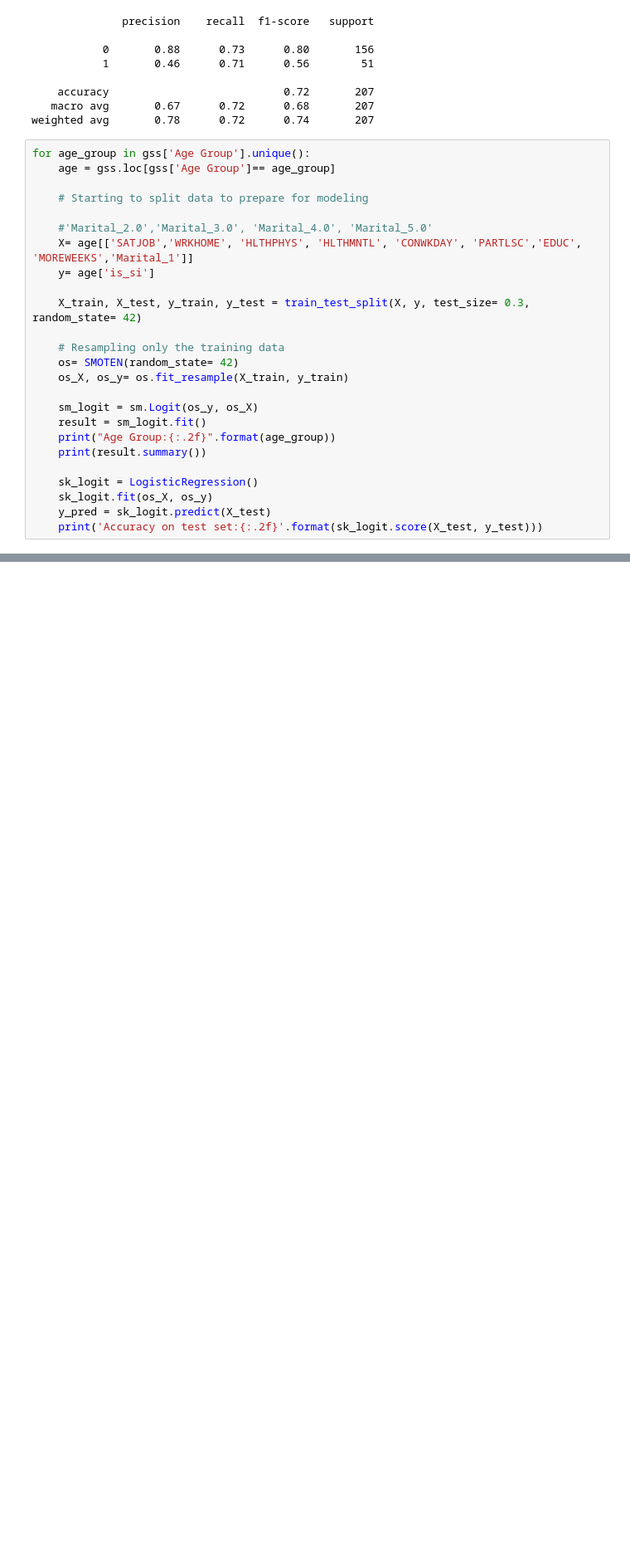
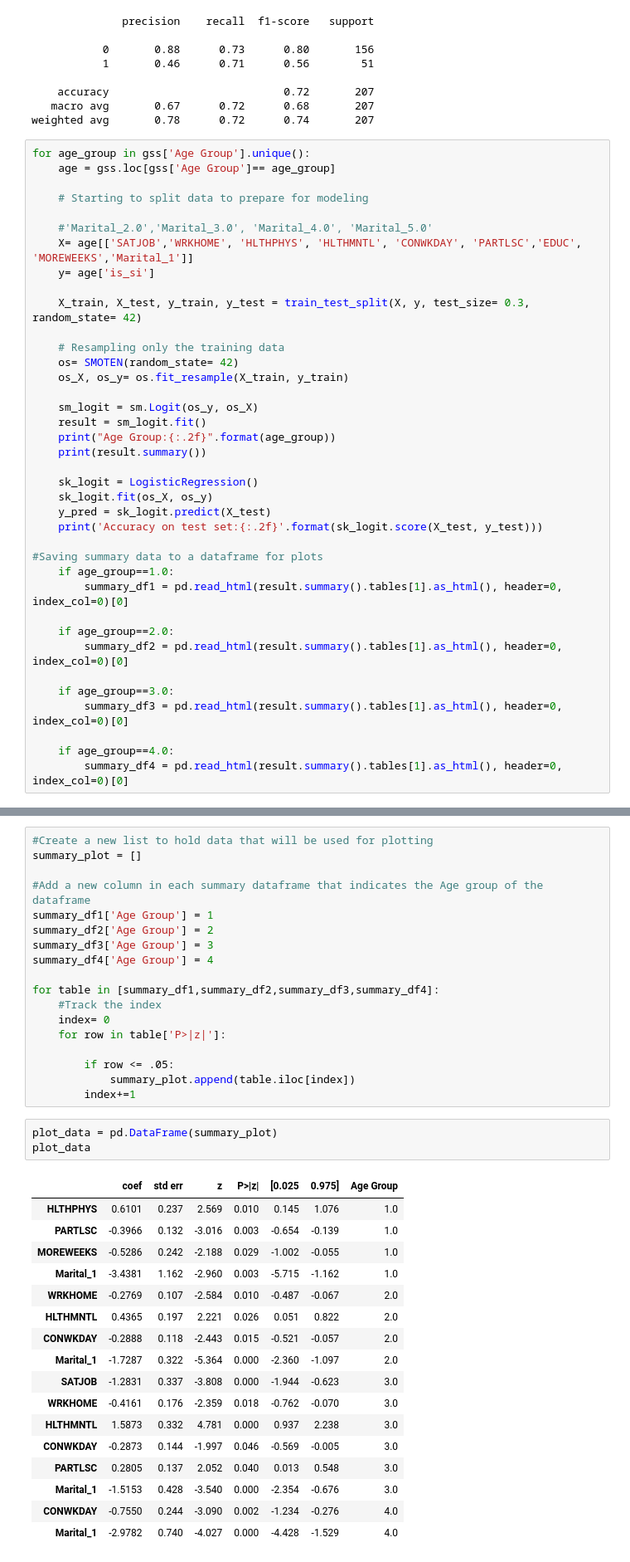
Before and after one commit to matthewasloan95/social-isolation-transportation, a Jupyter notebook: gss_logit.ipynb, the cells around one changed output, grey strips where cells are left out. Shown at 83% size. Saved outputs shown, nothing was run; the diff lists cells and outputs as text; blank space fills up the shorter version.

```diff
--- a/gss_logit.ipynb
+++ b/gss_logit.ipynb
@@ -145,6 +146,19 @@ for age_group in gss['Age Group'].unique():
     sk_logit.fit(os_X, os_y)
     y_pred = sk_logit.predict(X_test)
     print('Accuracy on test set:{:.2f}'.format(sk_logit.score(X_test, y_test)))
+
+#Saving summary data to a dataframe for plots
+    if age_group==1.0:
+        summary_df1 = pd.read_html(result.summary().tables[1].as_html(), header=0, index_col=0)[0]
+
+    if age_group==2.0:
+        summary_df2 = pd.read_html(result.summary().tables[1].as_html(), header=0, index_col=0)[0]
+
+    if age_group==3.0:
+        summary_df3 = pd.read_html(result.summary().tables[1].as_html(), header=0, index_col=0)[0]
+
+    if age_group==4.0:
+        summary_df4 = pd.read_html(result.summary().tables[1].as_html(), header=0, index_col=0)[0]
 # %% [output]
 Optimization terminated successfully.
          Current function value: 0.366265
@@ -163,3 +177,42 @@ MOREWEEKS     -0.5286      0.242     -2.188      0.029      -1.002      -0.055
 Marital_1     -3.4381      1.162     -2.960      0.003      -5.715      -1.162
 ==============================================================================
 Accuracy on test set:0.64
+# %%
+#Create a new list to hold data that will be used for plotting
+summary_plot = []
+
+#Add a new column in each summary dataframe that indicates the Age group of the dataframe
+summary_df1['Age Group'] = 1
+summary_df2['Age Group'] = 2
+summary_df3['Age Group'] = 3
+summary_df4['Age Group'] = 4
+
+for table in [summary_df1,summary_df2,summary_df3,summary_df4]:
+    #Track the index
+    index= 0
+    for row in table['P>|z|']:
+
+        if row <= .05:
+            summary_plot.append(table.iloc[index])
+        index+=1
+# %%
+plot_data = pd.DataFrame(summary_plot)
+plot_data
+# %% [output]
+|  | coef | std err | z | P>|z| | [0.025 | 0.975] | Age Group |
+| HLTHPHYS | 0.6101 | 0.237 | 2.569 | 0.010 | 0.145 | 1.076 | 1.0 |
+| PARTLSC | -0.3966 | 0.132 | -3.016 | 0.003 | -0.654 | -0.139 | 1.0 |
+| MOREWEEKS | -0.5286 | 0.242 | -2.188 | 0.029 | -1.002 | -0.055 | 1.0 |
+| Marital_1 | -3.4381 | 1.162 | -2.960 | 0.003 | -5.715 | -1.162 | 1.0 |
+| WRKHOME | -0.2769 | 0.107 | -2.584 | 0.010 | -0.487 | -0.067 | 2.0 |
+| HLTHMNTL | 0.4365 | 0.197 | 2.221 | 0.026 | 0.051 | 0.822 | 2.0 |
+| CONWKDAY | -0.2888 | 0.118 | -2.443 | 0.015 | -0.521 | -0.057 | 2.0 |
+| Marital_1 | -1.7287 | 0.322 | -5.364 | 0.000 | -2.360 | -1.097 | 2.0 |
+| SATJOB | -1.2831 | 0.337 | -3.808 | 0.000 | -1.944 | -0.623 | 3.0 |
+| WRKHOME | -0.4161 | 0.176 | -2.359 | 0.018 | -0.762 | -0.070 | 3.0 |
+| HLTHMNTL | 1.5873 | 0.332 | 4.781 | 0.000 | 0.937 | 2.238 | 3.0 |
+| CONWKDAY | -0.2873 | 0.144 | -1.997 | 0.046 | -0.569 | -0.005 | 3.0 |
+| PARTLSC | 0.2805 | 0.137 | 2.052 | 0.040 | 0.013 | 0.548 | 3.0 |
+| Marital_1 | -1.5153 | 0.428 | -3.540 | 0.000 | -2.354 | -0.676 | 3.0 |
+| CONWKDAY | -0.7550 | 0.244 | -3.090 | 0.002 | -1.234 | -0.276 | 4.0 |
+| Marital_1 | -2.9782 | 0.740 | -4.027 | 0.000 | -4.428 | -1.529 | 4.0 |
```
Also changed, not shown: parts of 9 cells of this notebook.
